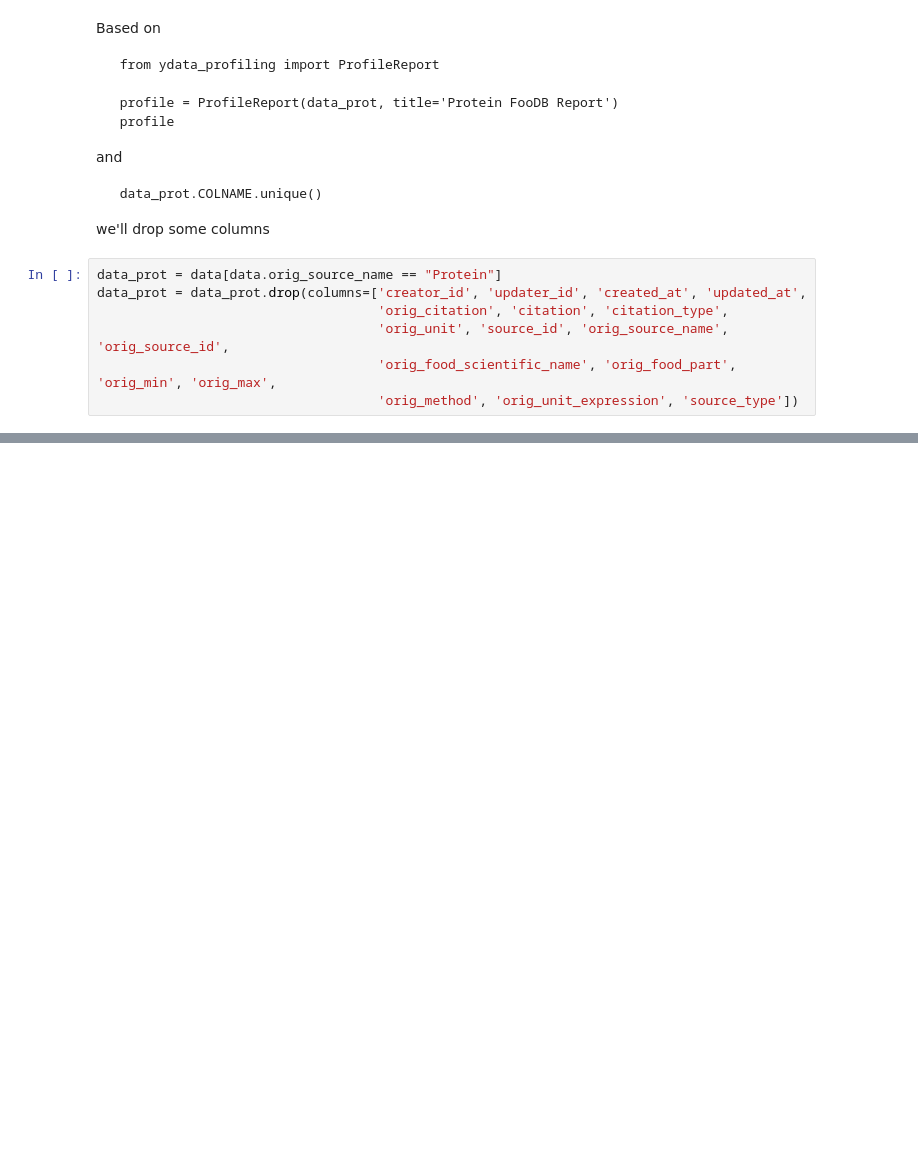
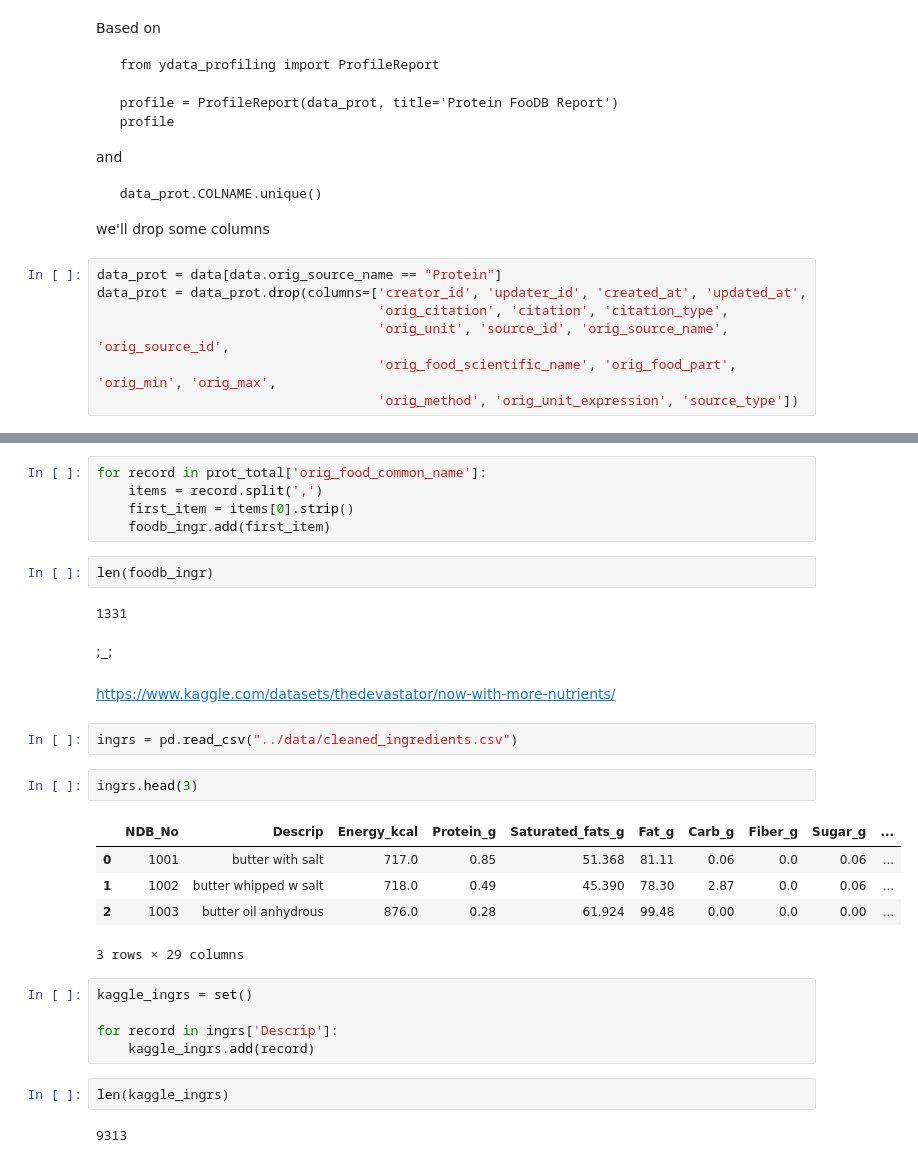
Before and after one commit to radswn/sir-protein, a Jupyter notebook: notebooks/foodb-exp.ipynb, the cells around one changed output, grey strips where cells are left out. Drawn from its saved outputs; the diff is of its cells as text; blank space fills up the shorter version.

Commit message:
ingredients in numbers

```diff
--- a/notebooks/foodb-exp.ipynb
+++ b/notebooks/foodb-exp.ipynb
@@ -83,0 +127,32 @@ data_prot[data_prot['orig_food_common_name'].str.contains('Onions')]
+# %%
+for record in prot_total['orig_food_common_name']:
+    items = record.split(',')
+    first_item = items[0].strip()
+    foodb_ingr.add(first_item)
+# %%
+len(foodb_ingr)
+# %% [output]
+1331
+# %% [markdown]
+;_;
+# %% [markdown]
+https://www.kaggle.com/datasets/thedevastator/now-with-more-nutrients/
+# %%
+ingrs = pd.read_csv("../data/cleaned_ingredients.csv")
+# %%
+ingrs.head(3)
+# %% [output]
+|  | NDB_No | Descrip | Energy_kcal | Protein_g | Saturated_fats_g | Fat_g | Carb_g | Fiber_g | Sugar_g | ... |
+| 0 | 1001 | butter with salt | 717.0 | 0.85 | 51.368 | 81.11 | 0.06 | 0.0 | 0.06 | ... |
+| 1 | 1002 | butter whipped w salt | 718.0 | 0.49 | 45.390 | 78.30 | 2.87 | 0.0 | 0.06 | ... |
+| 2 | 1003 | butter oil anhydrous | 876.0 | 0.28 | 61.924 | 99.48 | 0.00 | 0.0 | 0.00 | ... |
+3 rows × 29 columns
+# %%
+kaggle_ingrs = set()
+
+for record in ingrs['Descrip']:
+    kaggle_ingrs.add(record)
+# %%
+len(kaggle_ingrs)
+# %% [output]
+9313
```
Also changed, not shown: parts of 15 cells of this notebook.
